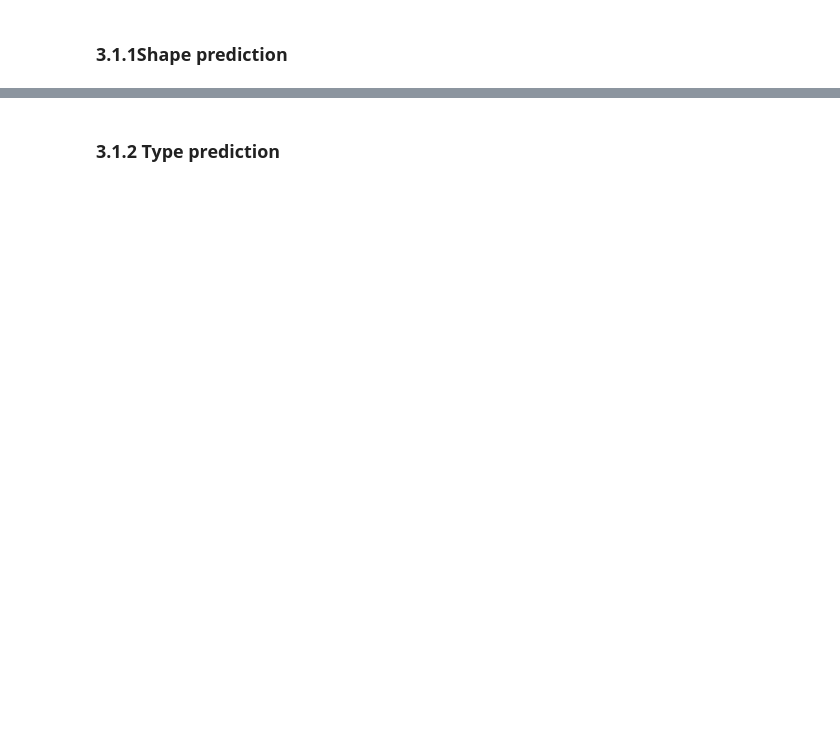
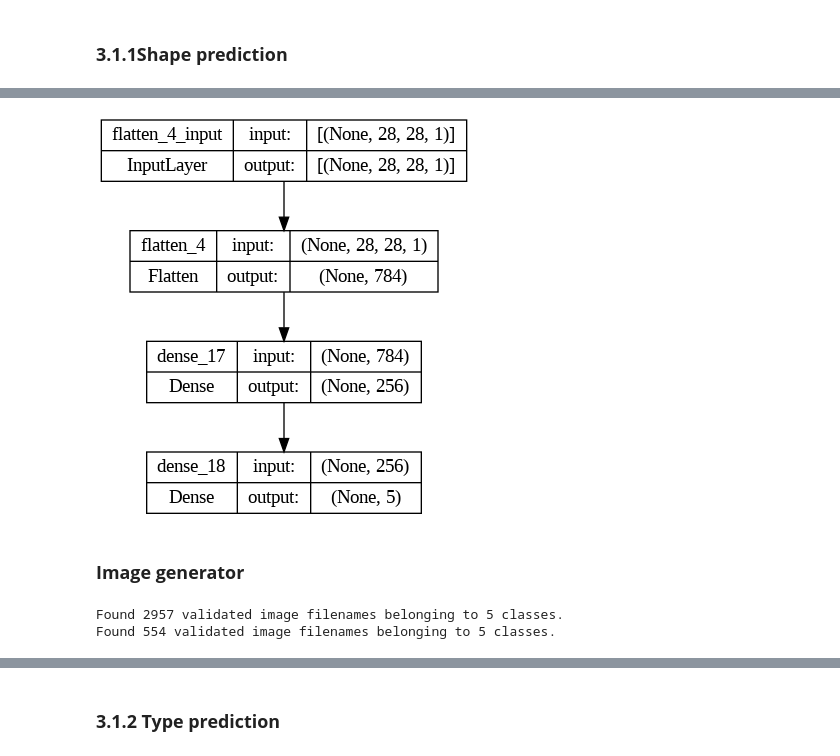
Before and after one commit to afrahhassan/afrahhassan, a Jupyter notebook: assignment2.ipynb, the cells around one changed output, grey strips where cells are left out. Cells and saved outputs as stored; diff of their text form; code cells hidden in the pictures; blank space fills up the shorter version.

```diff
--- a/assignment2.ipynb
+++ b/assignment2.ipynb
@@ -824,0 +679,52 @@ plt.show()
+# %%
+tf.keras.utils.plot_model(model, show_shapes=True)
+# %% [output]
+[figure, added]
+# %% [markdown]
+### **Image generator**
+# %%
+import pandas as pd
+from tensorflow.keras.preprocessing.image import ImageDataGenerator
+
+
+df_X_shape_train = pd.DataFrame({
+    'image_path': X_shape_train,
+    'encoded_shape_label': y_shape_train
+})
+df_X_shape_val = pd.DataFrame({
+    'image_path': X_shape_val,
+    'encoded_shape_label': y_shape_val
+})
+
+df_X_shape_train['encoded_shape_label'] = df_X_shape_train['encoded_shape_label'].astype(str)
+df_X_shape_val['encoded_shape_label'] = df_X_shape_val['encoded_shape_label'].astype(str)
+
+# Defining image data generators
+datagen_shape = ImageDataGenerator(rescale=1./255, data_format='channels_last')
+
+# Create training data generator
+train_generator = datagen_shape.flow_from_dataframe(
+    dataframe=df_X_shape_train,
+    directory='./',
+    x_col="image_path",
+    y_col="encoded_shape_label",
+    target_size=(28, 28),
+    color_mode='grayscale',
+    batch_size=32,
+    class_mode='categorical')
+
+
+
+# Create validation data generator
+validation_generator = datagen_shape.flow_from_dataframe(
+    dataframe=df_X_shape_val,
+    directory='./',
+    x_col="image_path",
+    y_col="encoded_shape_label",
+    target_size=(28, 28),
+    color_mode='grayscale',
+    batch_size=32,
+    class_mode='categorical')
+# %% [output]
+Found 2957 validated image filenames belonging to 5 classes.
+Found 554 validated image filenames belonging to 5 classes.
```
Also changed, not shown: parts of 33 cells of this notebook.
